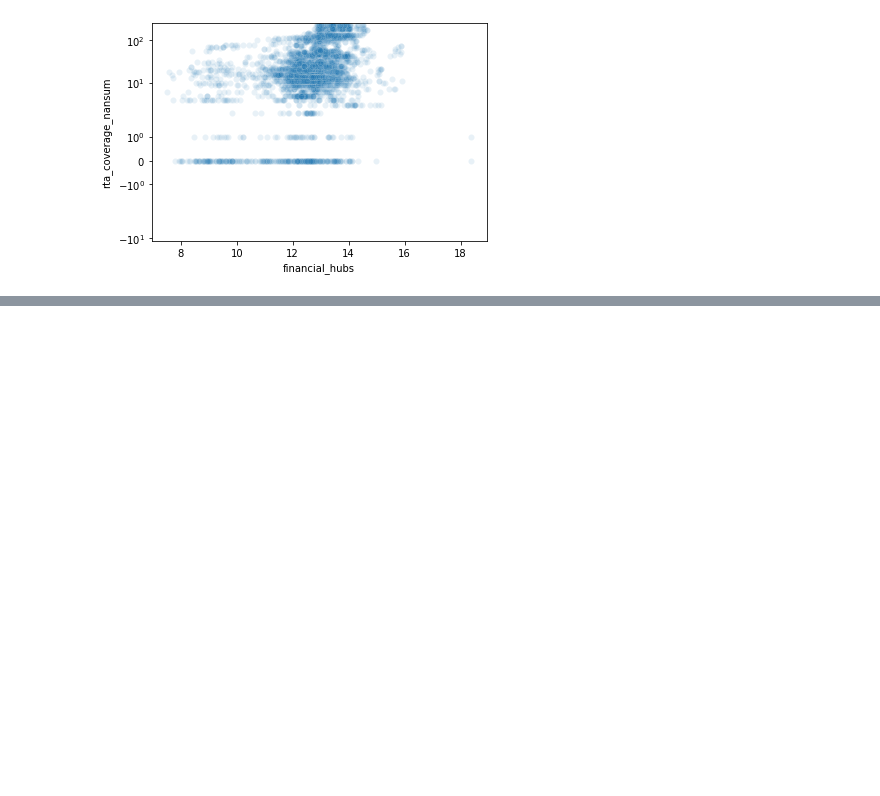
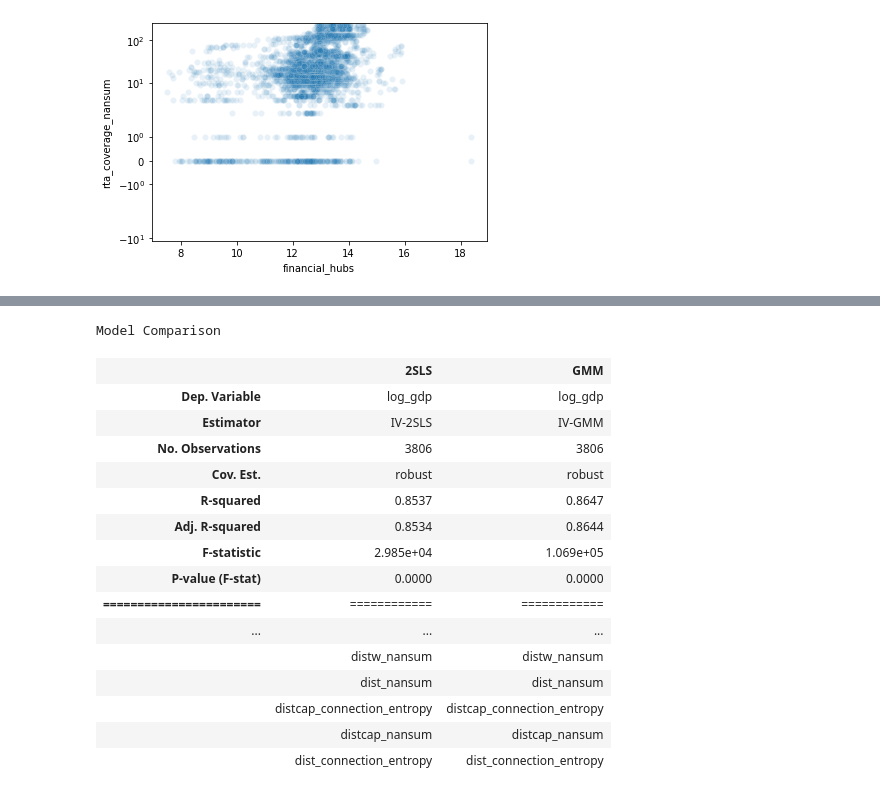
Before and after one commit to jaimeoliver1/social_capital_in_trade_networks, a Jupyter notebook: notebooks/01_gravity_instrumental_variables.ipynb, the cells around one changed output, grey strips where cells are left out. Drawn from its saved outputs; the diff is of its cells as text; code cells hidden in the pictures; blank space fills up the shorter version.

```diff
--- a/notebooks/01_gravity_instrumental_variables.ipynb
+++ b/notebooks/01_gravity_instrumental_variables.ipynb
@@ -103,9 +109,18 @@ def nansum(x):
 
 df_agg_instruments = df_gravity.groupby(['iso3_d', 'year'])[trade_facilitation_bilateral_variables + geographic_bilateral_variables + cultural_bilateral_variables].agg([nansum,  connection_entropy]).reset_index()
 '''
-df_agg_instruments = df_gravity.groupby(['iso3_d', 'year']).agg({['rta', 'rta_coverage', 'distwces','comlang_ethno','comlang_off','col45']:sum,
-                                                                 ['distwces']:'mean',
-                                                                 ['rta','comlang_off','comlang_ethno', 'col45']:connection_entropy})
+df_agg_instruments = df_gravity.groupby(['iso3_d', 'year']).agg({'rta': [nansum, connection_entropy],
+                                                                 'rta_coverage': [nansum, connection_entropy],
+                                                                 'distwces': [nansum, connection_entropy],
+                                                                 'comlang_ethno':[nansum, connection_entropy],
+                                                                 'comlang_off': [nansum, connection_entropy],
+                                                                 'col45': [nansum, connection_entropy],
+                                                                 'comrelig': [nansum, connection_entropy],
+                                                                 'heg_o': [nansum, connection_entropy],
+                                                                 'heg_d': [nansum, connection_entropy],
+                                                                 'col_dep': [nansum, connection_entropy],
+                                                                 'sibling': [nansum, connection_entropy],
+                                                                 'distwces': nanmean}).reset_index()
 '''
 df_agg_instruments.columns = ['_'.join(col).strip() for col in df_agg_instruments.columns.values]
 df_agg_instruments.rename(columns = {'iso3_o_':'country', 'iso3_d_':'country', 'year_':'year'}, inplace=True)
@@ -171,0 +157,37 @@ id: 0x7fe36a217f50
+# %%
+res_2sls = IV2SLS(df_model_instruments.log_gdp,
+                 df_model_instruments[["constant", "log_GFCF", "log_wkn_population"]],
+                 df_model_instruments[reduced_terms_list],
+                 df_model_instruments[filtered_instruments]).fit(
+    cov_type="robust",
+)
+res_GMM = IVGMM(df_model_instruments.log_gdp,
+                 df_model_instruments[["constant", "log_GFCF", "log_wkn_population"]],
+                 df_model_instruments[reduced_terms_list],
+                 df_model_instruments[filtered_instruments]).fit(
+    cov_type="robust",
+)
+
+res = {}
+res["2SLS"] = res_2sls
+res["GMM"] = res_GMM
+
+compare(res, precision='std_errors', stars=True,)
+# %% [output]
+Model Comparison
+|  | 2SLS | GMM |
+| Dep. Variable | log_gdp | log_gdp |
+| Estimator | IV-2SLS | IV-GMM |
+| No. Observations | 3806 | 3806 |
+| Cov. Est. | robust | robust |
+| R-squared | 0.8537 | 0.8647 |
+| Adj. R-squared | 0.8534 | 0.8644 |
+| F-statistic | 2.985e+04 | 1.069e+05 |
+| P-value (F-stat) | 0.0000 | 0.0000 |
+| ======================= | ============ | ============ |
+| ... | ... | ... |
+|  | distw_nansum | distw_nansum |
+|  | dist_nansum | dist_nansum |
+|  | distcap_connection_entropy | distcap_connection_entropy |
+|  | distcap_nansum | distcap_nansum |
+|  | dist_connection_entropy | dist_connection_entropy |
```
Also changed, not shown: parts of 18 cells of this notebook, 1 other file.
